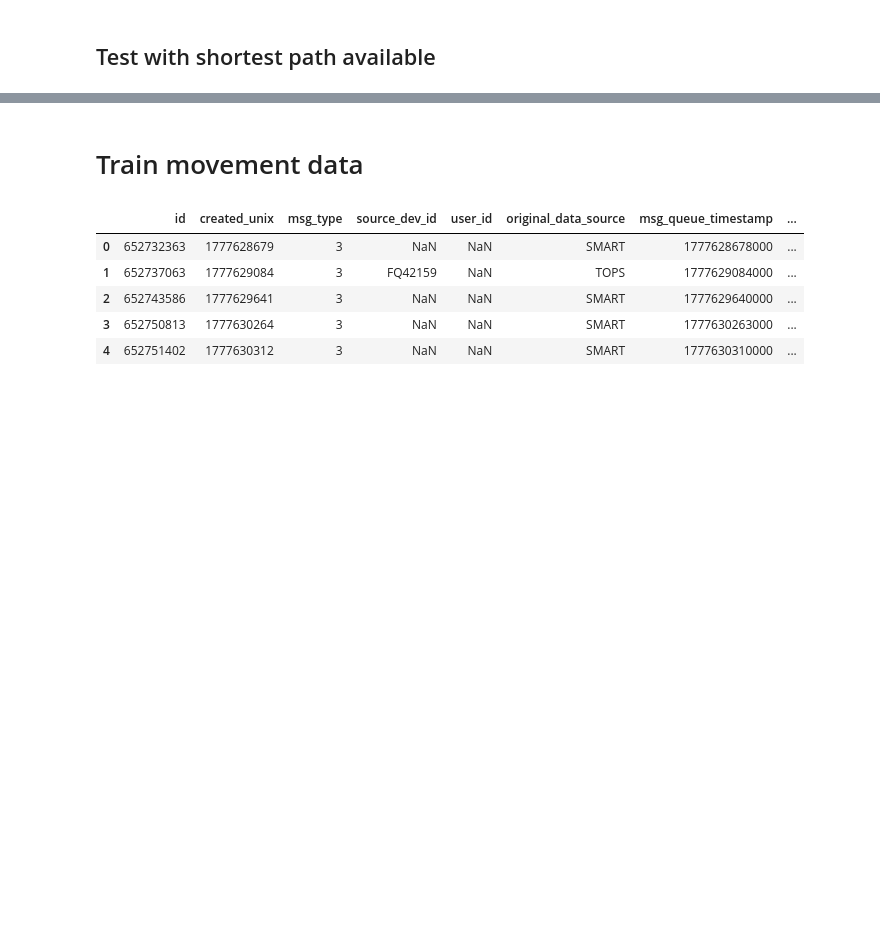
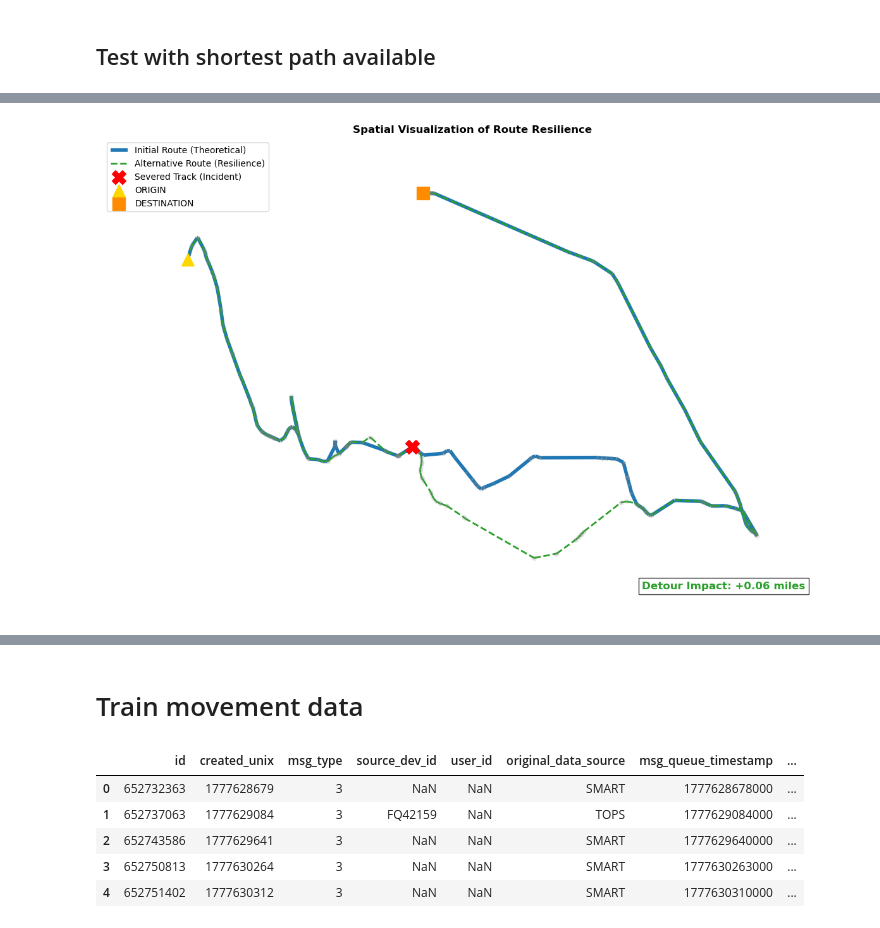
Before and after one commit to thibaultquentin66-lang/resilience_freight_train_UK, a Jupyter notebook: Final_Work.ipynb, the cells around one changed output, grey strips where cells are left out. Drawn from its saved outputs; the diff is of its cells as text; code cells hidden in the pictures; blank space fills up the shorter version.

```diff
--- a/Final_Work.ipynb
+++ b/Final_Work.ipynb
@@ -1150,13 +1152,13 @@ bc = nx.betweenness_centrality(
 # %%
-top_bc = sorted(
-    bc.items(),
-    key=lambda x: x[1],
-    reverse=True
-)
+# top_bc = sorted(
+#     bc.items(),
+#     key=lambda x: x[1],
+#     reverse=True
+# )
 
-for node, value in top_bc:
-    attrs = G_london.nodes[node]
+# for node, value in top_bc:
+#     attrs = G_london.nodes[node]
 
-    display_name = display_name = (attrs.get("name") or attrs.get("tiploc") or "Unknown")
+#     display_name = display_name = (attrs.get("name") or attrs.get("tiploc") or "Unknown")
 
-    print(f"{display_name} ({node}) : {value}")
+#     print(f"{display_name} ({node}) : {value}")
@@ -1752 +1594,74 @@ plt.show()
+# %%
+# --- 1. CALCUL DE L'INCIDENT AU MILIEU ET DU DÉTOUR ---
+index_milieu = len(path) // 2
+u, v = path[index_milieu], path[index_milieu + 1]
+
+G_disrupted = G_london.copy()
+# Sécurité pour supprimer l'arête peu importe son sens d'enregistrement
+if G_disrupted.has_edge(u, v):
+    G_disrupted.remove_edge(u, v)
+elif G_disrupted.has_edge(v, u):
+    G_disrupted.remove_edge(v, u)
+
+try:
+    # Retour à ton calcul d'origine
+    new_path = nx.shortest_path(G_disrupted, source=origin, target=destination, weight="distance")
+except nx.NetworkXNoPath:
+    new_path = None
+
+
+# --- 2. BLOC DE CARTOGRAPHIE ---
+plt.figure(figsize=(12, 8))
+pos = {node: node for node in G_london.nodes()}
+
+nearby_nodes = set(path)
+if new_path:
+    nearby_nodes.update(new_path)
+
+# Optionnel : Pour enlever l'effet de ligne droite vide du détour "louche",
+# on affiche TOUTES les gares d'arrière-plan de la zone en gris clair
+sub_graph_local = G_london.subgraph(nearby_nodes)
+nx.draw_networkx_nodes(sub_graph_local, pos, node_size=20, node_color='gray', alpha=0.1)
+nx.draw_networkx_edges(sub_graph_local, pos, edge_color='gainsboro', alpha=0.2)
+
+# 1. Dessin du trajet initial (Bleu)
+path_edges = list(zip(path[:-1], path[1:]))
+nx.draw_networkx_edges(G_london, pos, edgelist=path_edges, edge_color='tab:blue', width=4, label='Initial Route (Theoretical)')
+
+# 2. Dessin du détour (Vert)
+if new_path:
+    new_path_edges = list(zip(new_path[:-1], new_path[1:]))
+    nx.draw_networkx_edges(G_london, pos, edgelist=new_path_edges, edge_color='tab:green', width=2, style='--', label='Alternative Route (Resilience)')
+
+# 3. CRUCIAL : On dessine un énorme point rouge (X) à l'emplacement de la coupure pour qu'il soit bien visible
+incident_x = pos[u][0]
+incident_y = pos[u][1]
+plt.scatter(incident_x, incident_y, color='red', s=250, marker='X', zorder=5, label='Severed Track (Incident)')
+
+# 4. Origine et Destination
+nx.draw_networkx_nodes(G_london, pos, nodelist=[origin], node_size=200, node_color='gold', node_shape='^', label='ORIGIN')
+nx.draw_networkx_nodes(G_london, pos, nodelist=[destination], node_size=200, node_color='darkorange', node_shape='s', label='DESTINATION')
+
+# Zoom automatique
+all_x = [pos[n][0] for n in nearby_nodes]
+all_y = [pos[n][1] for n in nearby_nodes]
+margin_x = (max(all_x) - min(all_x)) * 0.15 if max(all_x) != min(all_x) else 1
+margin_y = (max(all_y) - min(all_y)) * 0.15 if max(all_y) != min(all_y) else 1
+plt.xlim(min(all_x) - margin_x, max(all_x) + margin_x)
+plt.ylim(min(all_y) - margin_y, max(all_y) + margin_y)
+
+# Ajout du texte d'impact que tu as fourni
+if 'dist_final' in locals() and 'dist_initial' in locals():
+    surplus = dist_final - dist_initial
+    plt.text(0.95, 0.05, f"Detour Impact: +{surplus:.2f} miles",
+             transform=plt.gca().transAxes, ha='right', fontsize=12,
+             fontweight='bold', color='tab:green', bbox=dict(facecolor='white', alpha=0.8))
+
+plt.title("Spatial Visualization of Route Resilience", fontsize=12, fontweight='bold')
+plt.legend(loc='upper left')
+plt.axis('off')
+plt.tight_layout()
+plt.show()
+# %% [output]
+[figure, added]
 # %%
```
Also changed, not shown: parts of 39 cells of this notebook, 1 other file.
